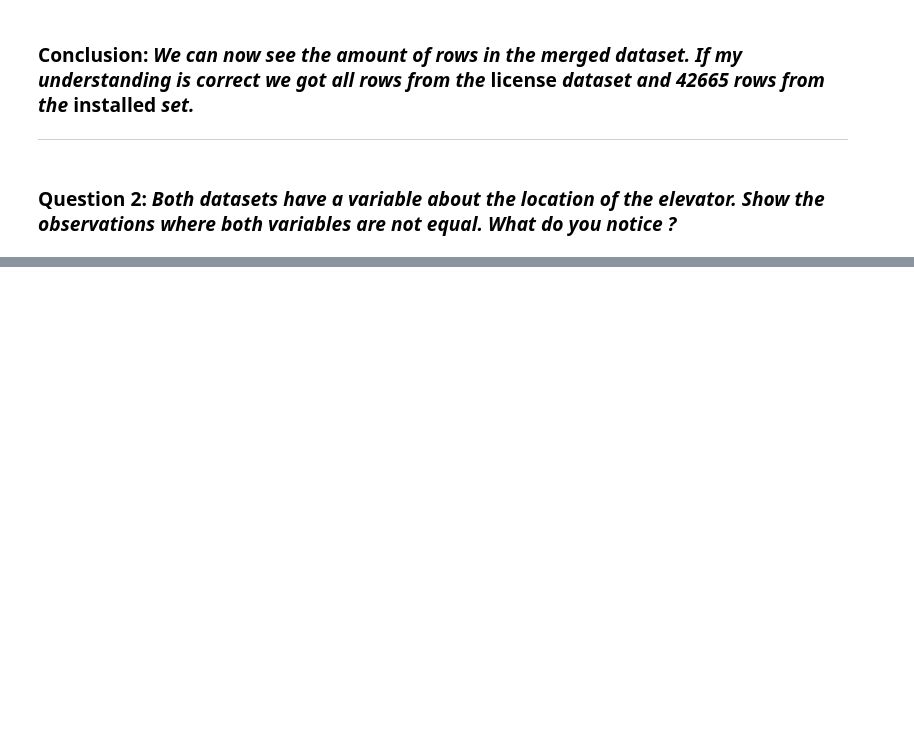
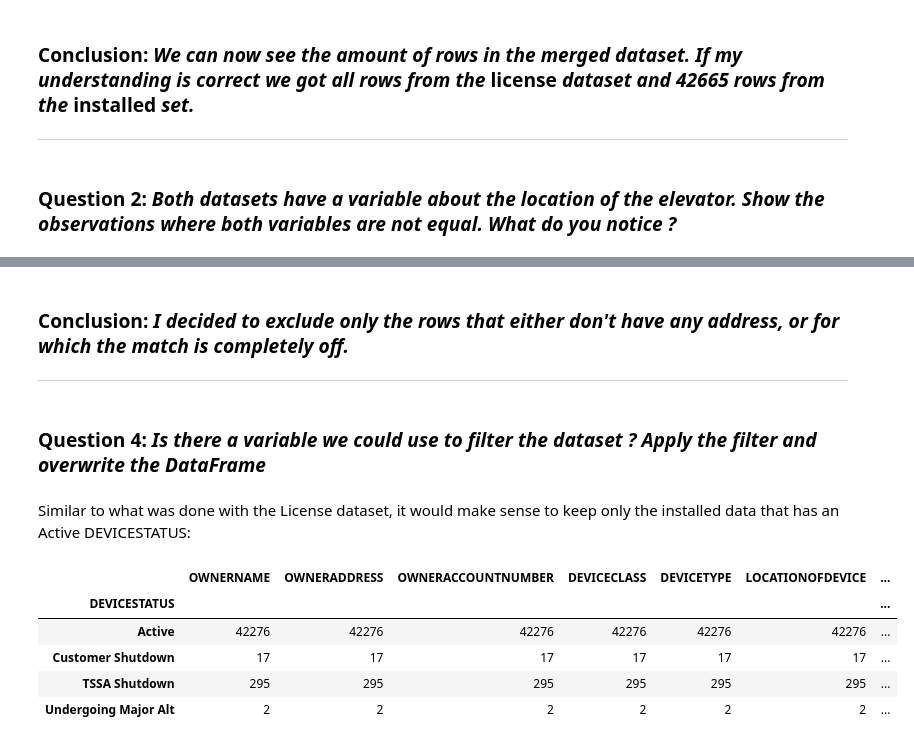
Before and after one commit to MathieuHoude/smartjourney, a Jupyter notebook: notebooks/Installed.ipynb, the cells around one changed output, grey strips where cells are left out. Drawn from its saved outputs; the diff is of its cells as text; code cells hidden in the pictures; blank space fills up the shorter version.

```diff
--- a/notebooks/Installed.ipynb
+++ b/notebooks/Installed.ipynb
@@ -33,0 +75,16 @@ AttributeError: 'float' object has no attribute 'replace'
+# %% [markdown]
+### Conclusion: *I decided to exclude only the rows that either don't have any address, or for which the match is completely off.*
+- - -
+# %% [markdown]
+### Question 4: *Is there a variable we could use to filter the dataset ? Apply the filter and overwrite the DataFrame*
+# %% [markdown]
+Similar to what was done with the License dataset, it would make sense to keep only the installed data that has an Active DEVICESTATUS:
+# %%
+merged.groupby("DEVICESTATUS").count()
+# %% [output]
+|  | OWNERNAME | OWNERADDRESS | OWNERACCOUNTNUMBER | DEVICECLASS | DEVICETYPE | LOCATIONOFDEVICE | ... |
+| DEVICESTATUS |  |  |  |  |  |  | ... |
+| Active | 42276 | 42276 | 42276 | 42276 | 42276 | 42276 | ... |
+| Customer Shutdown | 17 | 17 | 17 | 17 | 17 | 17 | ... |
+| TSSA Shutdown | 295 | 295 | 295 | 295 | 295 | 295 | ... |
+| Undergoing Major Alt | 2 | 2 | 2 | 2 | 2 | 2 | ... |
```
Also changed, not shown: parts of 19 cells of this notebook, 2 other files.
